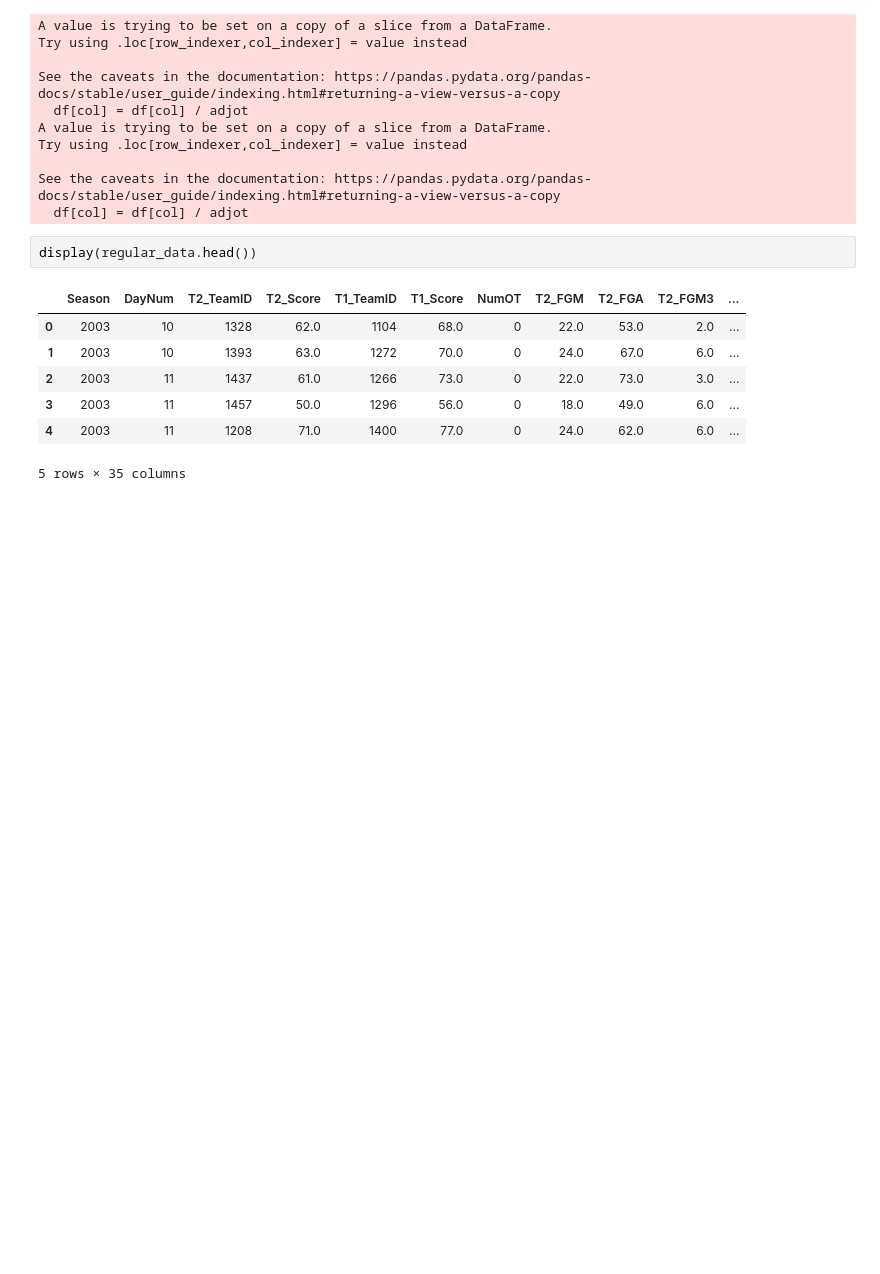
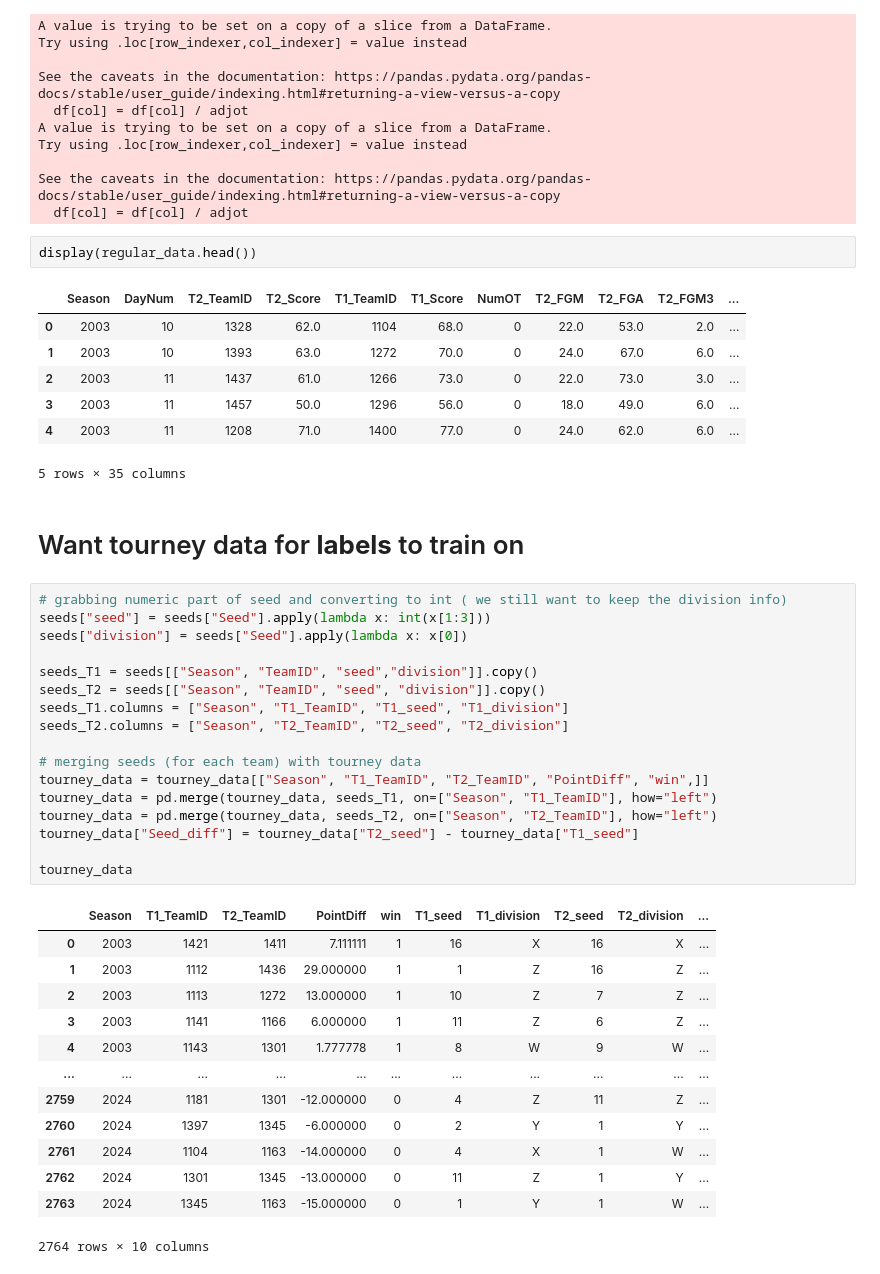
Before and after one commit to ecw70574/data_mining_course_project, a Jupyter notebook: TestingMerge.ipynb, the cells around one changed output. Cells and saved outputs as stored; diff of their text form; blank space fills up the shorter version.

Commit message:
cleaned non-utf chars in KenPom and combined some tables

```diff
--- a/TestingMerge.ipynb
+++ b/TestingMerge.ipynb
@@ -161,3 +174,36 @@ display(regular_data.head())
 | 3 | 2003 | 11 | 1457 | 50.0 | 1296 | 56.0 | 0 | 18.0 | 49.0 | 6.0 | ... |
 | 4 | 2003 | 11 | 1208 | 71.0 | 1400 | 77.0 | 0 | 24.0 | 62.0 | 6.0 | ... |
 5 rows × 35 columns
+# %% [markdown]
+# Want tourney data for **labels** to train on
+# %%
+# grabbing numeric part of seed and converting to int ( we still want to keep the division info)
+seeds["seed"] = seeds["Seed"].apply(lambda x: int(x[1:3]))
+seeds["division"] = seeds["Seed"].apply(lambda x: x[0])
+
+seeds_T1 = seeds[["Season", "TeamID", "seed","division"]].copy()
+seeds_T2 = seeds[["Season", "TeamID", "seed", "division"]].copy()
+seeds_T1.columns = ["Season", "T1_TeamID", "T1_seed", "T1_division"]
+seeds_T2.columns = ["Season", "T2_TeamID", "T2_seed", "T2_division"]
+
+# merging seeds (for each team) with tourney data
+tourney_data = tourney_data[["Season", "T1_TeamID", "T2_TeamID", "PointDiff", "win",]]
+tourney_data = pd.merge(tourney_data, seeds_T1, on=["Season", "T1_TeamID"], how="left")
+tourney_data = pd.merge(tourney_data, seeds_T2, on=["Season", "T2_TeamID"], how="left")
+tourney_data["Seed_diff"] = tourney_data["T2_seed"] - tourney_data["T1_seed"]
+
+tourney_data
+# %% [output]
+|  | Season | T1_TeamID | T2_TeamID | PointDiff | win | T1_seed | T1_division | T2_seed | T2_division | ... |
+| 0 | 2003 | 1421 | 1411 | 7.111111 | 1 | 16 | X | 16 | X | ... |
+| 1 | 2003 | 1112 | 1436 | 29.000000 | 1 | 1 | Z | 16 | Z | ... |
+| 2 | 2003 | 1113 | 1272 | 13.000000 | 1 | 10 | Z | 7 | Z | ... |
+| 3 | 2003 | 1141 | 1166 | 6.000000 | 1 | 11 | Z | 6 | Z | ... |
+| 4 | 2003 | 1143 | 1301 | 1.777778 | 1 | 8 | W | 9 | W | ... |
+| ... | ... | ... | ... | ... | ... | ... | ... | ... | ... | ... |
+| 2759 | 2024 | 1181 | 1301 | -12.000000 | 0 | 4 | Z | 11 | Z | ... |
+| 2760 | 2024 | 1397 | 1345 | -6.000000 | 0 | 2 | Y | 1 | Y | ... |
+| 2761 | 2024 | 1104 | 1163 | -14.000000 | 0 | 4 | X | 1 | W | ... |
+| 2762 | 2024 | 1301 | 1345 | -13.000000 | 0 | 11 | Z | 1 | Y | ... |
+| 2763 | 2024 | 1345 | 1163 | -15.000000 | 0 | 1 | Y | 1 | W | ... |
+2764 rows × 10 columns
```
Also changed, not shown: parts of 16 cells of this notebook, 1 other file.
